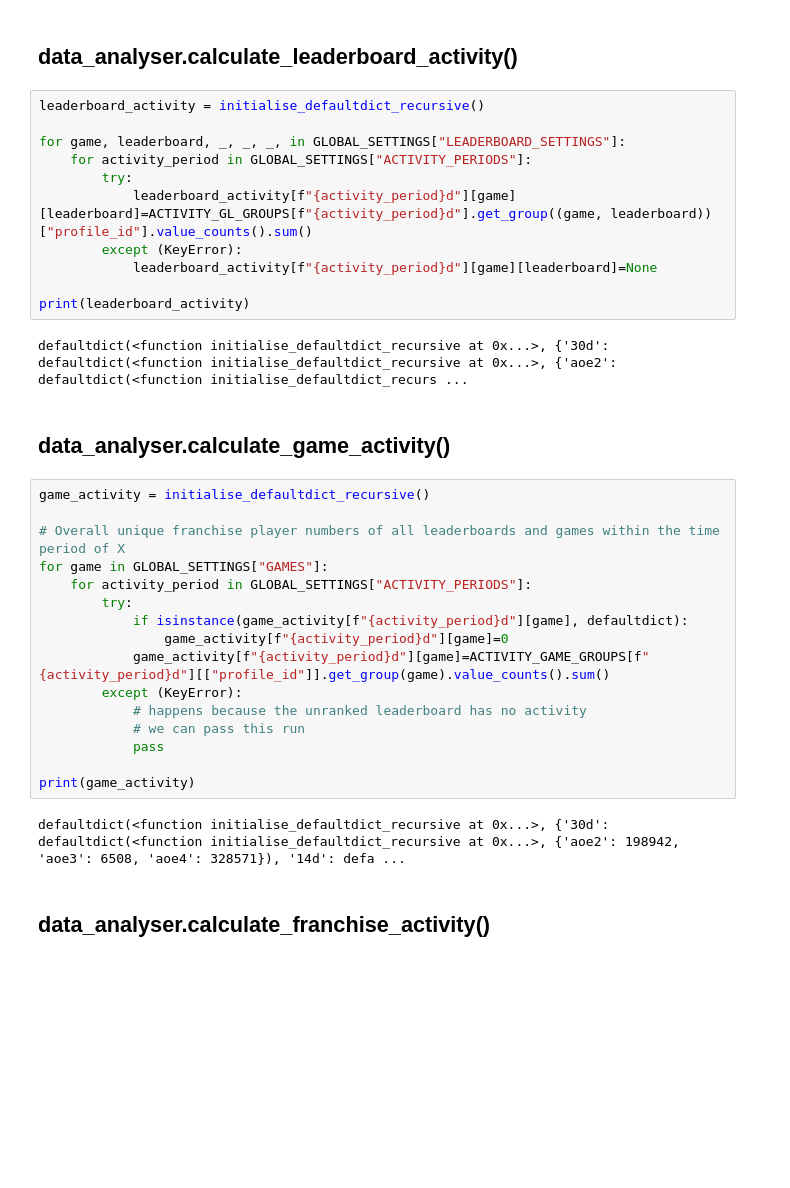
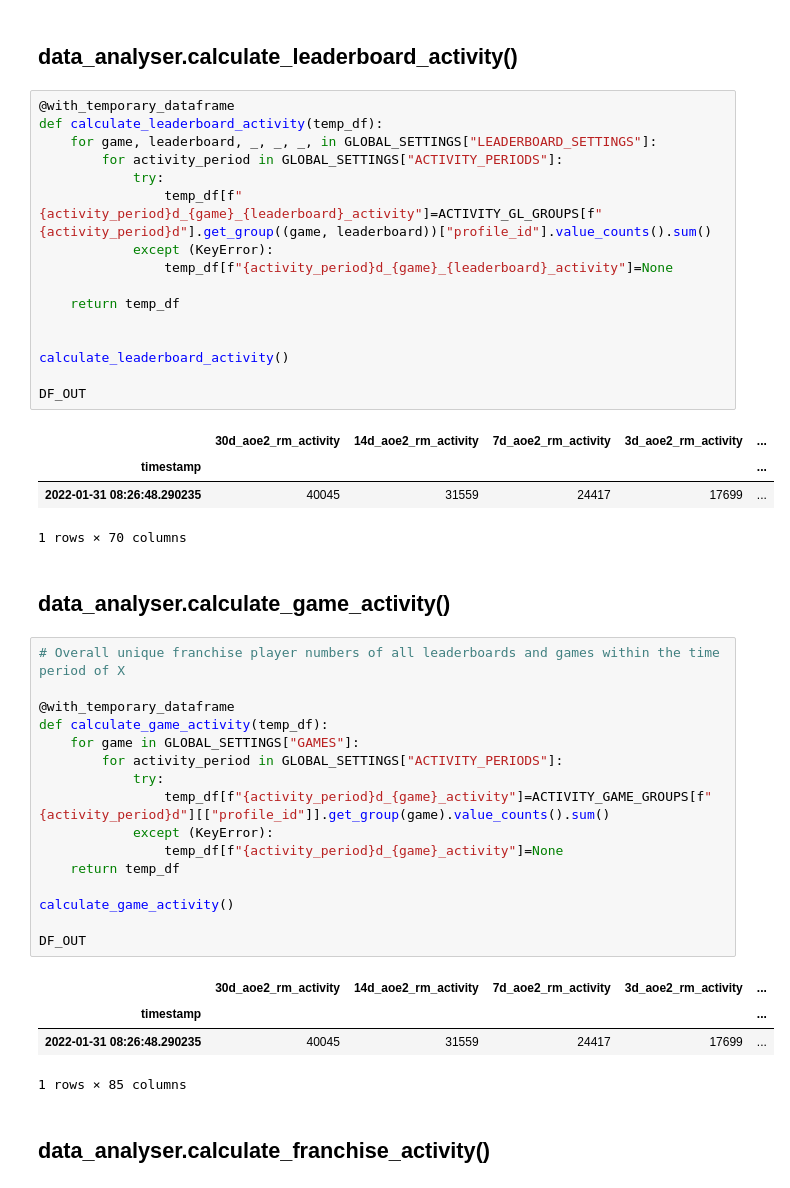
Before and after one commit to simonsan/aoe_playerbase_stats, a Jupyter notebook: notebooks/AoE Playerbase Analysation.ipynb, the cells around one changed output. Saved outputs shown, nothing was run; the diff lists cells and outputs as text; blank space fills up the shorter version.

```diff
--- a/notebooks/AoE Playerbase Analysation.ipynb
+++ b/notebooks/AoE Playerbase Analysation.ipynb
@@ -234,38 +271,49 @@ gl_lt_df.describe()
 # %% [markdown]
 ## data_analyser.calculate_leaderboard_activity()
 # %%
-leaderboard_activity = initialise_defaultdict_recursive()
+@with_temporary_dataframe
+def calculate_leaderboard_activity(temp_df):
+    for game, leaderboard, _, _, _, in GLOBAL_SETTINGS["LEADERBOARD_SETTINGS"]:
+        for activity_period in GLOBAL_SETTINGS["ACTIVITY_PERIODS"]:
+            try:
+                temp_df[f"{activity_period}d_{game}_{leaderboard}_activity"]=ACTIVITY_GL_GROUPS[f"{activity_period}d"].get_group((game, leaderboard))["profile_id"].value_counts().sum()
+            except (KeyError):
+                temp_df[f"{activity_period}d_{game}_{leaderboard}_activity"]=None
 
-for game, leaderboard, _, _, _, in GLOBAL_SETTINGS["LEADERBOARD_SETTINGS"]:
-    for activity_period in GLOBAL_SETTINGS["ACTIVITY_PERIODS"]:
-        try:
-            leaderboard_activity[f"{activity_period}d"][game][leaderboard]=ACTIVITY_GL_GROUPS[f"{activity_period}d"].get_group((game, leaderboard))["profile_id"].value_counts().sum()
-        except (KeyError):
-            leaderboard_activity[f"{activity_period}d"][game][leaderboard]=None
+    return temp_df
 
-print(leaderboard_activity)
+
+calculate_leaderboard_activity()
+
+DF_OUT
 # %% [output]
+|  | 30d_aoe2_rm_activity | 14d_aoe2_rm_activity | 7d_aoe2_rm_activity | 3d_aoe2_rm_activity | ... |
+| timestamp |  |  |  |  | ... |
+| 2022-01-31 08:26:48.290235 | 40045 | 31559 | 24417 | 17699 | ... |
-defaultdict(<function initialise_defaultdict_recursive at 0x...>, {'30d': defaultdict(<function initialise_defaultdict_recursive at 0x...>, {'aoe2': defaultdict(<function initialise_defaultdict_recurs ...
+1 rows × 70 columns
 # %% [markdown]
 ## data_analyser.calculate_game_activity()
 # %%
-game_activity = initialise_defaultdict_recursive()
+# Overall unique franchise player numbers of all leaderboards and games within the time period of X
 
-# Overall unique franchise player numbers of all leaderboards and games within the time period of X
-for game in GLOBAL_SETTINGS["GAMES"]:
-    for activity_period in GLOBAL_SETTINGS["ACTIVITY_PERIODS"]:
-        try:
-            if isinstance(game_activity[f"{activity_period}d"][game], defaultdict):
-                game_activity[f"{activity_period}d"][game]=0
-            game_activity[f"{activity_period}d"][game]=ACTIVITY_GAME_GROUPS[f"{activity_period}d"][["profile_id"]].get_group(game).value_counts().sum()
-        except (KeyError):
-            # happens because the unranked leaderboard has no activity
-            # we can pass this run
-            pass
+@with_temporary_dataframe
+def calculate_game_activity(temp_df):
+    for game in GLOBAL_SETTINGS["GAMES"]:
+        for activity_period in GLOBAL_SETTINGS["ACTIVITY_PERIODS"]:
+            try:
+                temp_df[f"{activity_period}d_{game}_activity"]=ACTIVITY_GAME_GROUPS[f"{activity_period}d"][["profile_id"]].get_group(game).value_counts().sum()
+            except (KeyError):
+                temp_df[f"{activity_period}d_{game}_activity"]=None
+    return temp_df
 
-print(game_activity)
+calculate_game_activity()
+
+DF_OUT
 # %% [output]
+|  | 30d_aoe2_rm_activity | 14d_aoe2_rm_activity | 7d_aoe2_rm_activity | 3d_aoe2_rm_activity | ... |
+| timestamp |  |  |  |  | ... |
+| 2022-01-31 08:26:48.290235 | 40045 | 31559 | 24417 | 17699 | ... |
-defaultdict(<function initialise_defaultdict_recursive at 0x...>, {'30d': defaultdict(<function initialise_defaultdict_recursive at 0x...>, {'aoe2': 198942, 'aoe3': 6508, 'aoe4': 328571}), '14d': defa ...
+1 rows × 85 columns
 # %% [markdown]
 ## data_analyser.calculate_franchise_activity()
 # %%
```
Also changed, not shown: parts of 12 cells of this notebook, 1 other file.
